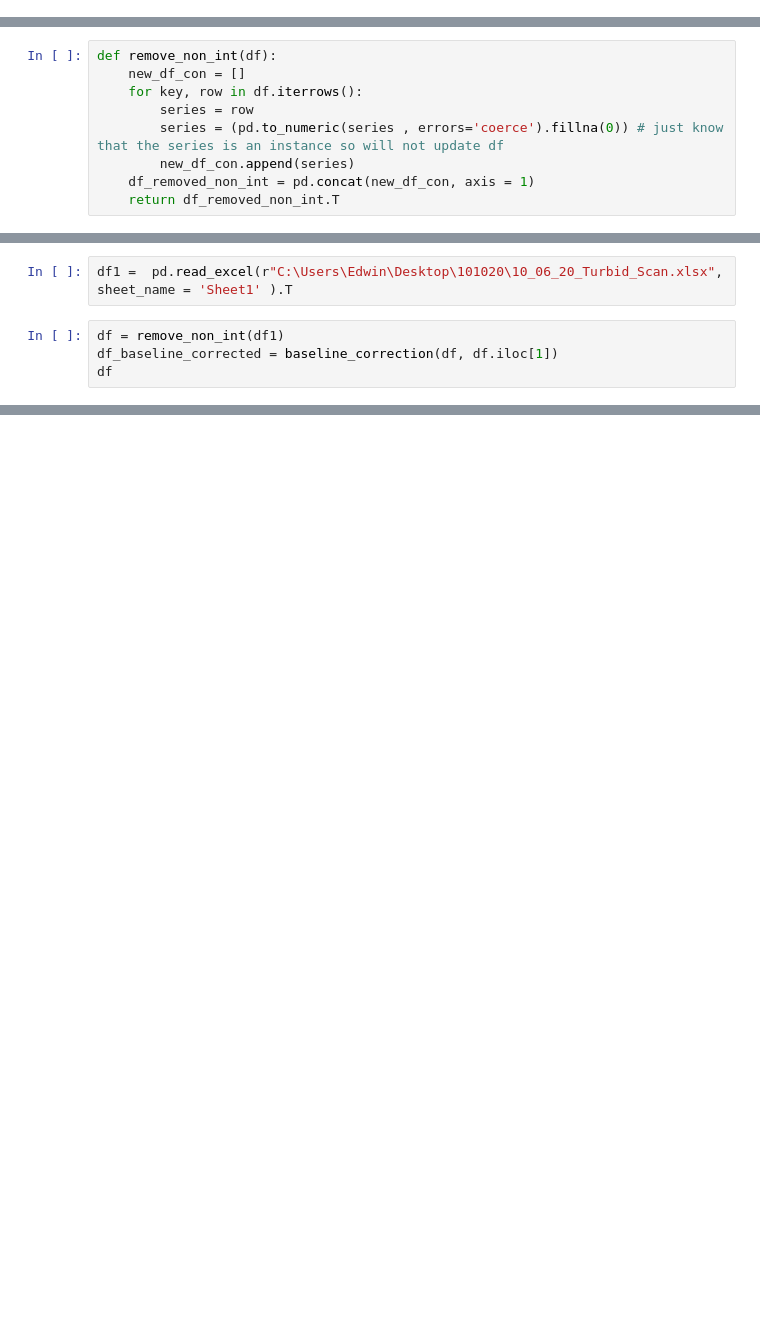
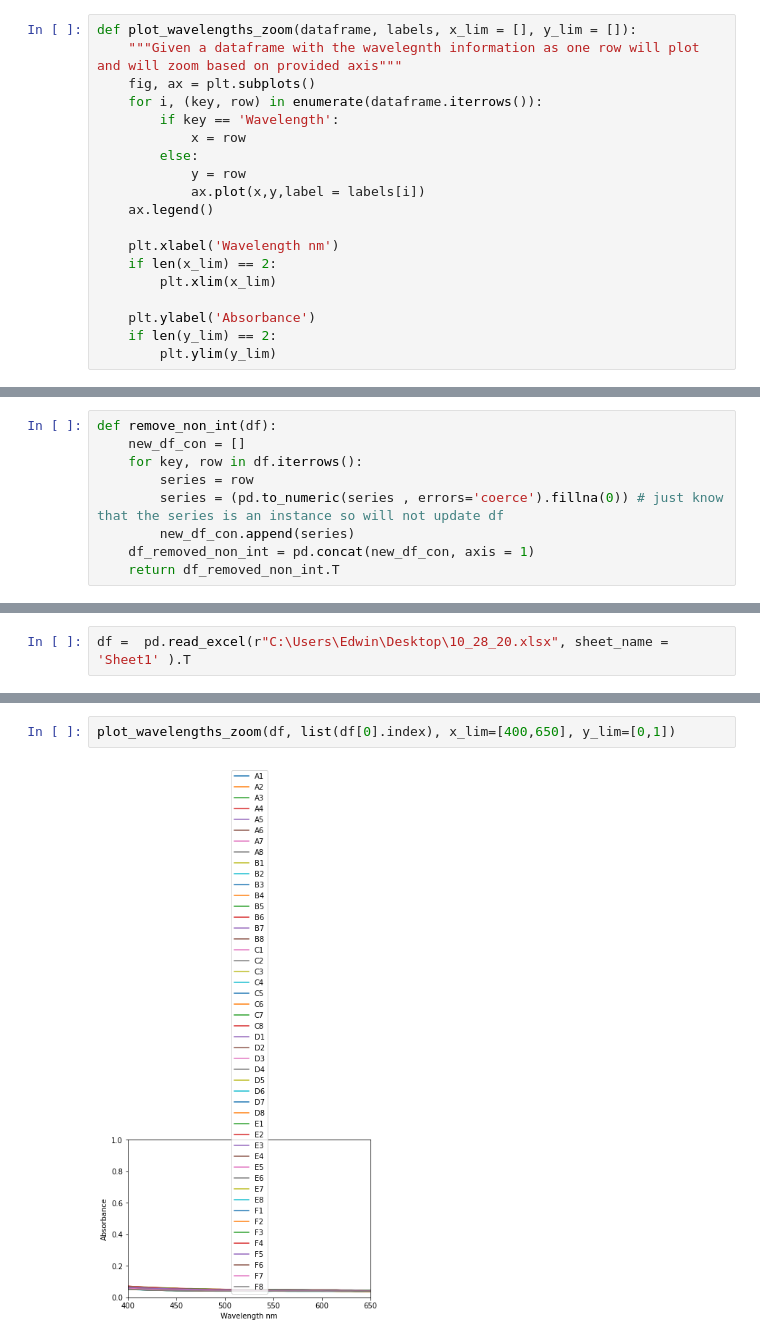
Before and after one commit to pozzo-research-group/OT2Protocols, a Jupyter notebook: ot2protocol/Ouzo_OT2_Sampling/Plate Reader Extract.ipynb, the cells around one changed output, grey strips where cells are left out. Saved outputs shown, nothing was run; the diff lists cells and outputs as text; blank space fills up the shorter version.

```diff
--- a/ot2protocol/Ouzo_OT2_Sampling/Plate Reader Extract.ipynb
+++ b/ot2protocol/Ouzo_OT2_Sampling/Plate Reader Extract.ipynb
@@ -58,3 +82,22 @@ def plot_wavelengths(dataframe, wavelength_range = [], labels = [], Title = []):
+# %%
+def plot_wavelengths_zoom(dataframe, labels, x_lim = [], y_lim = []):
+    """Given a dataframe with the wavelegnth information as one row will plot and will zoom based on provided axis"""
+    fig, ax = plt.subplots()
+    for i, (key, row) in enumerate(dataframe.iterrows()):
+        if key == 'Wavelength':
+            x = row
+        else:
+            y = row
+            ax.plot(x,y,label = labels[i])
+    ax.legend()
+
+    plt.xlabel('Wavelength nm')
+    if len(x_lim) == 2:
+        plt.xlim(x_lim)
+
+    plt.ylabel('Absorbance')
+    if len(y_lim) == 2:
+        plt.ylim(y_lim)
 # %%
 # splitting up into dfs so can rearrange in column order
 def r_to_c_order(df):
@@ -132,6 +179,2 @@ def slice_remove_df(df, n):
 # %%
-df1 =  pd.read_excel(r"C:\Users\Edwin\Desktop\101020\10_06_20_Turbid_Scan.xlsx", sheet_name = 'Sheet1' ).T
+df =  pd.read_excel(r"C:\Users\Edwin\Desktop\10_28_20.xlsx", sheet_name = 'Sheet1' ).T
-# %%
-df = remove_non_int(df1)
-df_baseline_corrected = baseline_correction(df, df.iloc[1])
-df
@@ -200,0 +181,4 @@ d2_B
+# %%
+plot_wavelengths_zoom(df, list(df[0].index), x_lim=[400,650], y_lim=[0,1])
+# %% [output]
+[figure, added]
```
Also changed, not shown: parts of 14 cells of this notebook, 2 other files.
